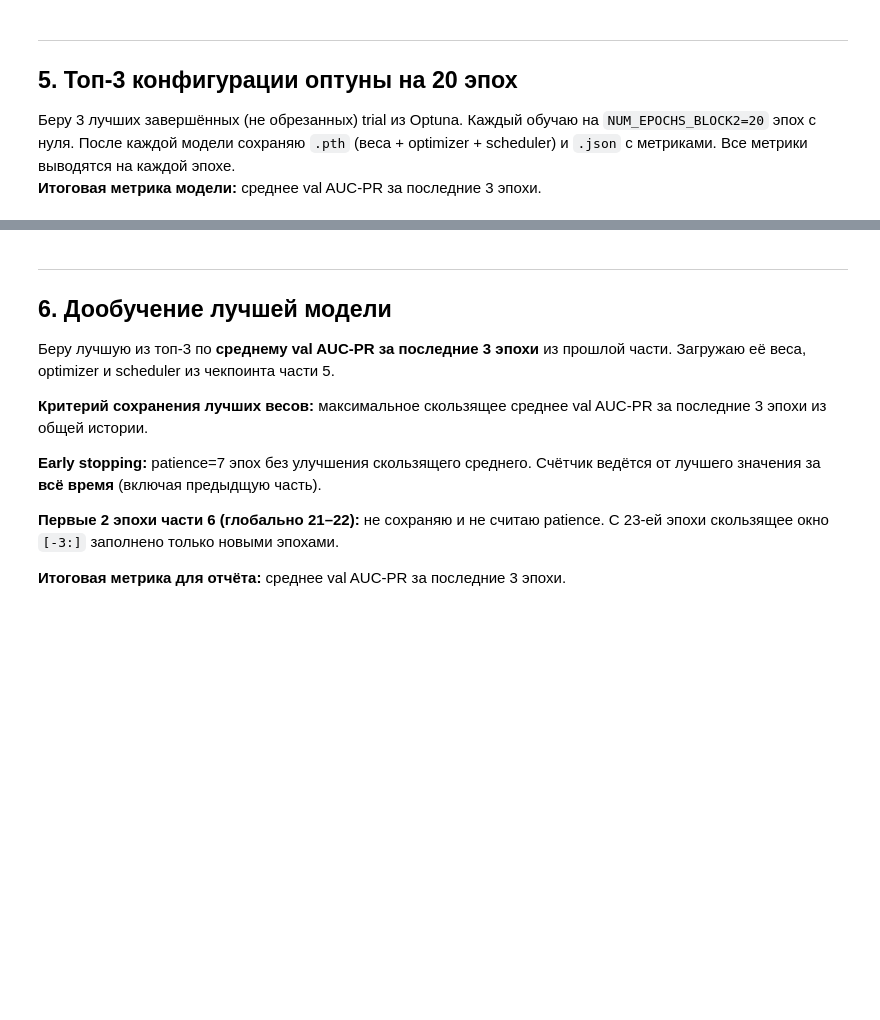
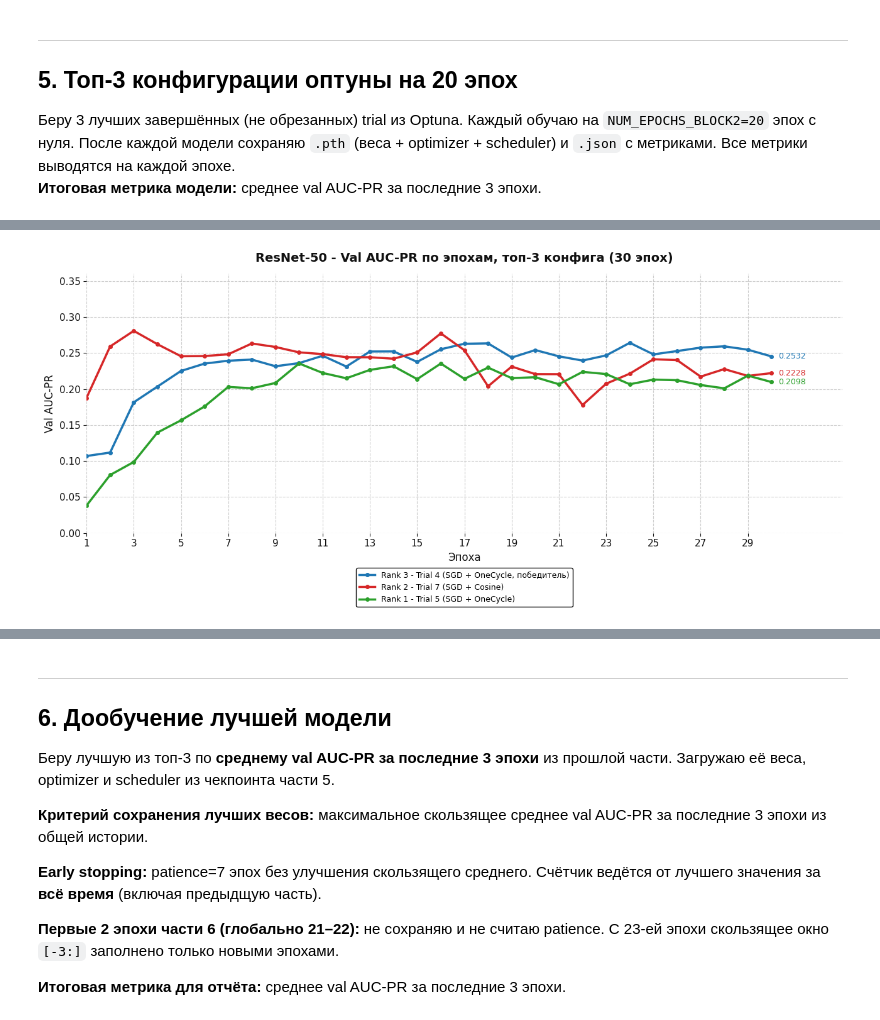
Before and after one commit to nikidariya/Melanoma_Detection_With_Class_Imbalance, a Jupyter notebook: melanoma-detection-part-2-resnet50.ipynb, the cells around one changed output, grey strips where cells are left out. Drawn from its saved outputs; the diff is of its cells as text; code cells hidden in the pictures; blank space fills up the shorter version.

```diff
--- a/melanoma-detection-part-2-resnet50.ipynb
+++ b/melanoma-detection-part-2-resnet50.ipynb
@@ -334,7 +345,7 @@ def train_one_epoch(model, loader, optimizer, criterion, scheduler=None, scaler=
     Все остальные schedulers делают шаг 1 раз в конце эпохи.
     """
     model.train()
-    total_loss = 0.0
+    total_loss = torch.zeros(1, device=DEVICE)
     for images, labels in loader:
         images = images.to(DEVICE)
         labels = labels.to(DEVICE)
@@ -349,14 +360,14 @@ def train_one_epoch(model, loader, optimizer, criterion, scheduler=None, scaler=
         scaler.step(optimizer)
         scaler.update()
 
-        total_loss += loss.item()
+        total_loss += loss.detach()
         if scheduler is not None and isinstance(scheduler, optim.lr_scheduler.OneCycleLR):
             scheduler.step()
         del images, labels, logits, loss
 
     if scheduler is not None and not isinstance(scheduler, optim.lr_scheduler.OneCycleLR):
         scheduler.step()
-    return total_loss / len(loader)
+    return (total_loss / len(loader)).item()
 # %%
 def make_scheduler(params, optimizer, n_epochs, steps_per_epoch):
     """
@@ -634,5 +756,5 @@ else:
 # %%
- scaler = torch.cuda.amp.GradScaler()
+scaler = torch.cuda.amp.GradScaler()
 
 # Обучаю каждую из топ-3 моделей
 for rank, trial in enumerate(top_k_trials):
@@ -668,7 +790,7 @@ for rank, trial in enumerate(top_k_trials):
         train_loss = train_one_epoch(model, train_loader, optimizer, criterion, scheduler, scaler=scaler)
 
         # Все метрики на val (порог подбирается отдельно на каждой эпохе по F1)
-        val_metrics = compute_metrics(model, val_loader, threshold=None)
+        val_metrics = compute_metrics(model, val_loader, criterion=criterion, threshold=None)
         val_auc_pr_history.append(val_metrics['auc_pr'])
 
         # Скользящее среднее за последние 3 эпохи
@@ -682,6 +804,7 @@ for rank, trial in enumerate(top_k_trials):
         epoch_history.append({
             'epoch':            epoch_num,
             'train_loss':       round(train_loss, 6),
+            'val_loss':         round(val_metrics['loss'], 6),
             'val_auc_pr':       round(val_metrics['auc_pr'], 6),
             'val_f1':           round(val_metrics['f1'], 6),
             'val_recall':       round(val_metrics['recall'], 6),
@@ -694,11 +817,12 @@ for rank, trial in enumerate(top_k_trials):
 
         # Вывод прогресса - все метрики на каждой эпохе
         print(
-            'Ep {:2d}/{} | loss={:.4f} | AUC-PR={:.4f} | F1={:.4f} | '
+            'Ep {:2d}/{} | train_loss={:.4f} | val_loss={:.4f} | AUC-PR={:.4f} | F1={:.4f} | '
             'Rec={:.4f} | Prec={:.4f} | Spec={:.4f} | BalAcc={:.4f} | '
             'thr={:.2f}{}'.format(
                 epoch_num, NUM_EPOCHS_BLOCK2,
                 train_loss,
+                val_metrics['loss'],
                 val_metrics['auc_pr'],
                 val_metrics['f1'],
                 val_metrics['recall'],
@@ -711,9 +835,9 @@ for rank, trial in enumerate(top_k_trials):
         )
 
     # Ищу лучший порог на val - он будет применён к test
-    final_val_metrics  = compute_metrics(model, val_loader, threshold=None)
-    final_test_metrics = compute_metrics(model, test_loader,
-                                         threshold=final_val_metrics['threshold'])
+    final_val_metrics  = compute_metrics(model, val_loader, criterion=criterion, threshold=None)
+    final_test_metrics = compute_metrics(model, test_loader, criterion=criterion,
+                                     threshold=final_val_metrics['threshold'])
 
     mean_last3 = float(np.mean(val_auc_pr_history[-3:]))
 
@@ -879,0 +999,43 @@ Rank  Trial#     mean_last3_AUC-PR    Val AUC-PR   Test AUC-PR  Test Recall  Tes
+# %%
+# График 1: val AUC-PR по эпохам, топ-3 конфига ResNet-50
+
+epochs = list(range(1, 31))
+
+val_rank1 = [0.0381, 0.0806, 0.0987, 0.1395, 0.1566, 0.1759, 0.2030, 0.2011, 0.2085, 0.2356,
+             0.2224, 0.2150, 0.2267, 0.2317, 0.2138, 0.2355, 0.2142, 0.2299, 0.2152, 0.2165,
+             0.2067, 0.2239, 0.2209, 0.2067, 0.2132, 0.2123, 0.2057, 0.2010, 0.2187, 0.2098]
+
+val_rank2 = [0.1877, 0.2592, 0.2809, 0.2624, 0.2456, 0.2459, 0.2483, 0.2634, 0.2585, 0.2510,
+             0.2486, 0.2443, 0.2442, 0.2422, 0.2510, 0.2774, 0.2540, 0.2039, 0.2313, 0.2208,
+             0.2207, 0.1779, 0.2075, 0.2214, 0.2414, 0.2403, 0.2173, 0.2278, 0.2183, 0.2222]
+
+val_rank3 = [0.1070, 0.1118, 0.1816, 0.2034, 0.2252, 0.2354, 0.2394, 0.2410, 0.2317, 0.2361,
+             0.2463, 0.2313, 0.2522, 0.2523, 0.2378, 0.2553, 0.2630, 0.2635, 0.2438, 0.2542,
+             0.2455, 0.2396, 0.2468, 0.2643, 0.2482, 0.2528, 0.2576, 0.2594, 0.2547, 0.2454]
+
+fig, ax = plt.subplots(figsize=(13, 6))
+
+for vals, color, label, mean_last3 in [
+    (val_rank3, C1, 'Rank 3 - Trial 4 (SGD + OneCycle, победитель)', '0.2532'),
+    (val_rank2, C2, 'Rank 2 - Trial 7 (SGD + Cosine)',               '0.2228'),
+    (val_rank1, C3, 'Rank 1 - Trial 5 (SGD + OneCycle)',             '0.2098'),
+]:
+    ax.plot(epochs, vals, color=color, marker='o', markersize=4, label=label)
+    ax.annotate(mean_last3, xy=(30, vals[-1]), xytext=(30.3, vals[-1]),
+                fontsize=9, color=color, va='center')
+
+ax.set_xlabel('Эпоха')
+ax.set_ylabel('Val AUC-PR')
+ax.set_title('ResNet-50 - Val AUC-PR по эпохам, топ-3 конфига (30 эпох)')
+ax.set_xticks(list(range(1, 31, 2)))
+ax.set_xlim(1, 33)
+ax.set_ylim(0, 0.36)
+ax.set_axisbelow(True)
+for spine in ax.spines.values():
+    spine.set_visible(False)
+ax.legend(loc='upper center', bbox_to_anchor=(0.5, -0.12), frameon=True, fontsize=9, ncol=1)
+plt.tight_layout()
+plt.savefig('resnet_top3_val_aucpr.png')
+plt.show()
+# %% [output]
+[figure, added]
```
Also changed, not shown: parts of 23 cells of this notebook.
